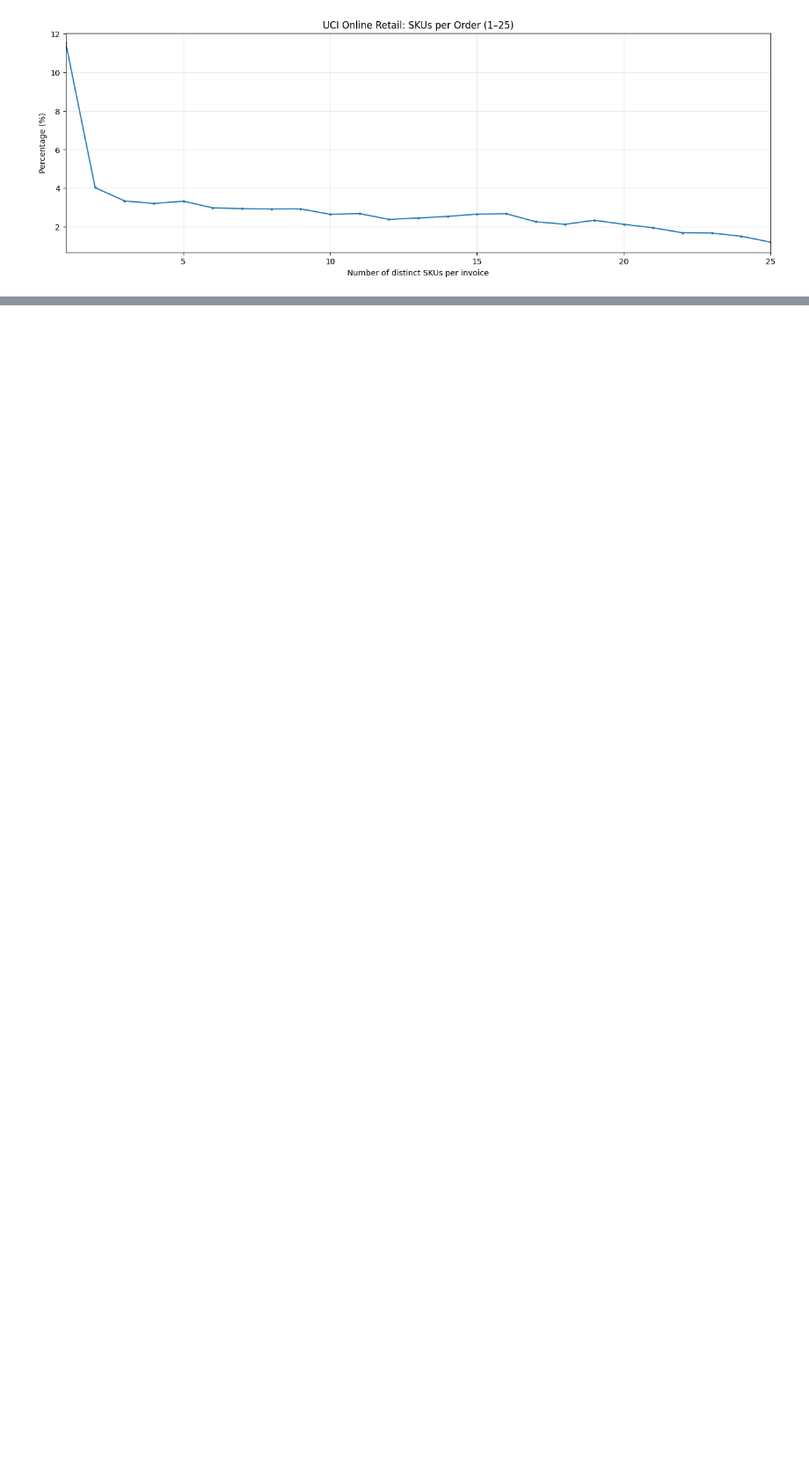
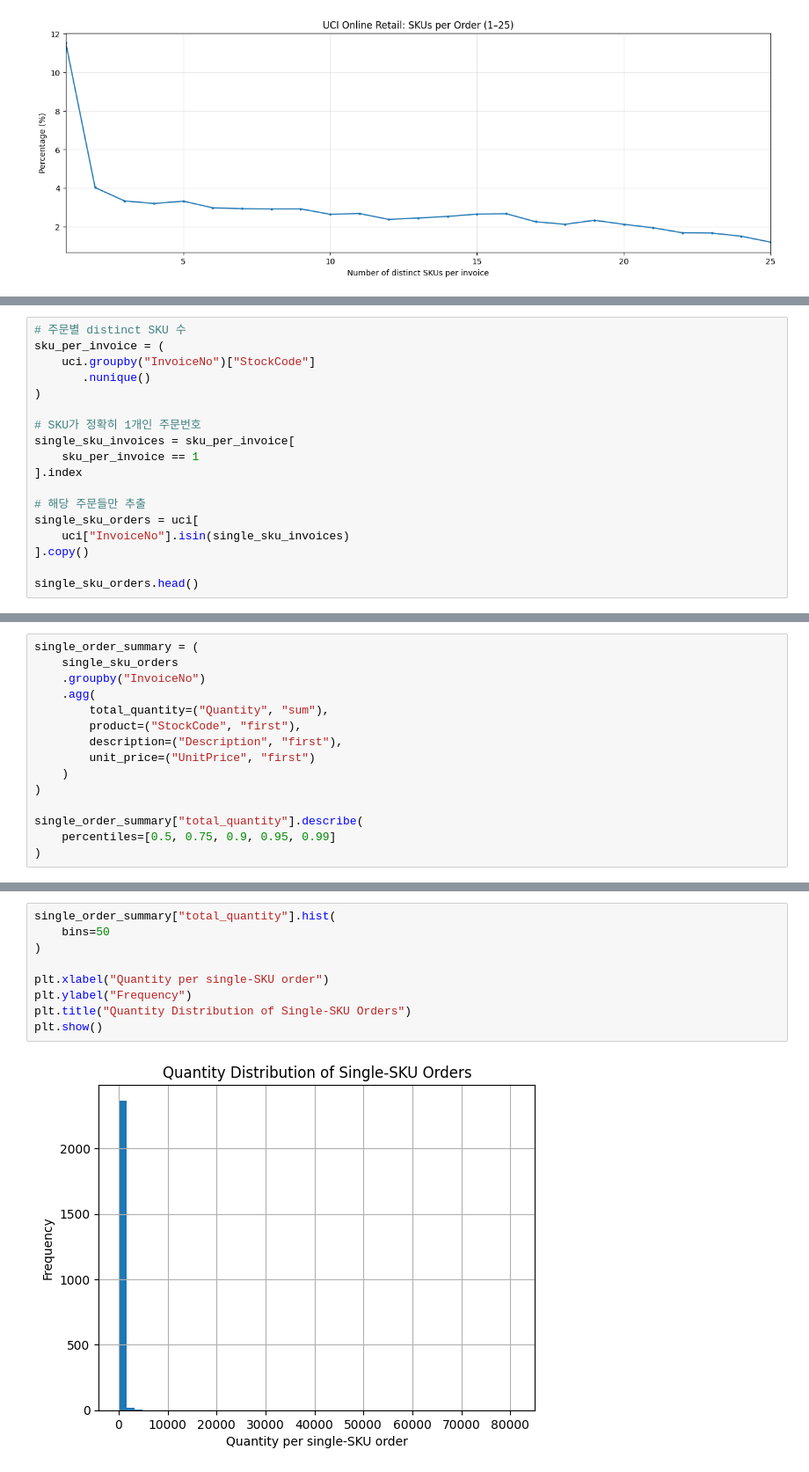
Before and after one commit to ALICEjyKIM/5PL, a Jupyter notebook: notebooks/01_distribution_design_uci.ipynb, the cells around one changed output, grey strips where cells are left out. Shown at 88% size. Saved outputs shown, nothing was run; the diff lists cells and outputs as text; blank space fills up the shorter version.

```diff
--- a/notebooks/01_distribution_design_uci.ipynb
+++ b/notebooks/01_distribution_design_uci.ipynb
@@ -195,0 +198,18 @@ plt.show()
+# %%
+# 주문별 distinct SKU 수
+sku_per_invoice = (
+    uci.groupby("InvoiceNo")["StockCode"]
+       .nunique()
+)
+
+# SKU가 정확히 1개인 주문번호
+single_sku_invoices = sku_per_invoice[
+    sku_per_invoice == 1
+].index
+
+# 해당 주문들만 추출
+single_sku_orders = uci[
+    uci["InvoiceNo"].isin(single_sku_invoices)
+].copy()
+
+single_sku_orders.head()
@@ -195,0 +223,15 @@ plt.show()
+# %%
+single_order_summary = (
+    single_sku_orders
+    .groupby("InvoiceNo")
+    .agg(
+        total_quantity=("Quantity", "sum"),
+        product=("StockCode", "first"),
+        description=("Description", "first"),
+        unit_price=("UnitPrice", "first")
+    )
+)
+
+single_order_summary["total_quantity"].describe(
+    percentiles=[0.5, 0.75, 0.9, 0.95, 0.99]
+)
@@ -195,0 +250,11 @@ plt.show()
+# %%
+single_order_summary["total_quantity"].hist(
+    bins=50
+)
+
+plt.xlabel("Quantity per single-SKU order")
+plt.ylabel("Frequency")
+plt.title("Quantity Distribution of Single-SKU Orders")
+plt.show()
+# %% [output]
+[figure, added]
```
Also changed, not shown: parts of 22 cells of this notebook.
